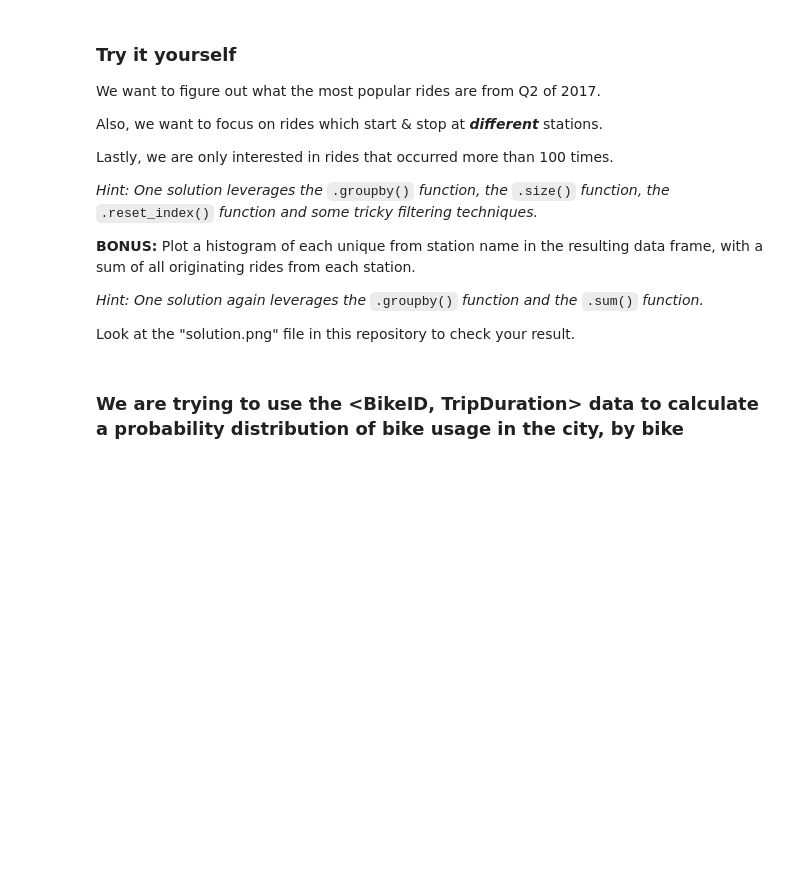
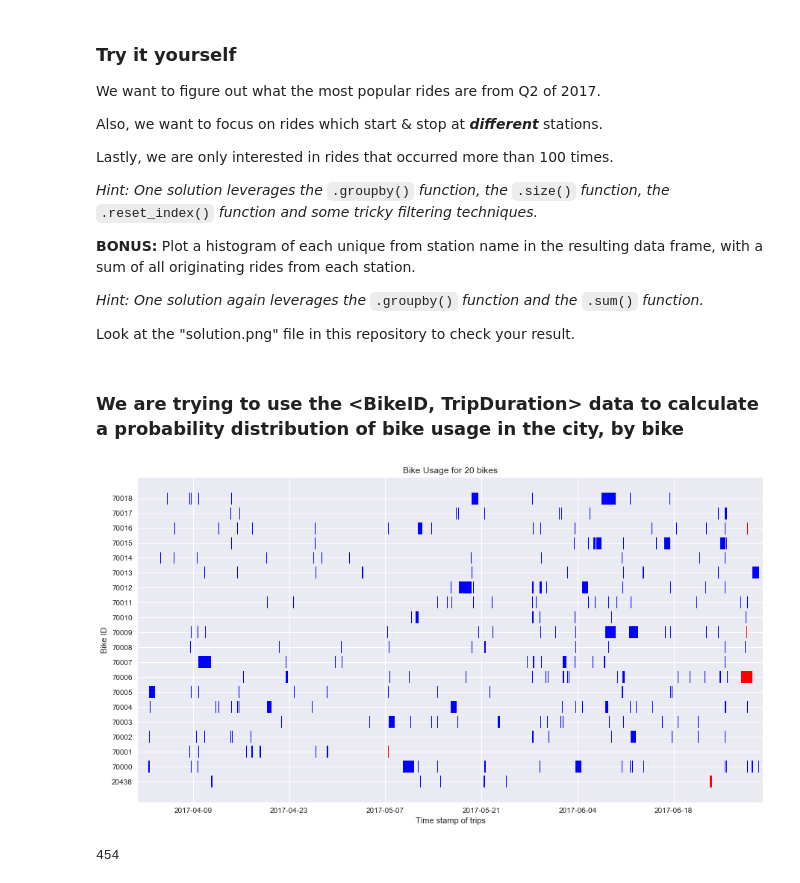
Before and after one commit to raj-sinha/BJRV, a Jupyter notebook: Sandbox/working_with_data_rs_sandbox.ipynb, the cells around one changed output. Saved outputs shown, nothing was run; the diff lists cells and outputs as text; code cells hidden in the pictures; blank space fills up the shorter version.

```diff
--- a/Sandbox/working_with_data_rs_sandbox.ipynb
+++ b/Sandbox/working_with_data_rs_sandbox.ipynb
@@ -200,3 +245,9 @@ def display_distribution(data, title_, axlabel_):
     plt.figtext(0.2,0.8,summary_text)
 # %%
 rentals_df = pd.read_csv('rentals.csv', encoding='latin-1')
+# %%
+rentals_df['Starttime_dt'] = pd.to_datetime(rentals_df['Starttime'], format='%m/%d/%Y %H:%M')
+rentals_df['Stoptime_dt'] = pd.to_datetime(rentals_df['Stoptime'], format='%m/%d/%Y %H:%M')
+# %%
+# get unique bikes
+unique_bikeids=pd.unique(rentals_df['Bikeid']).sort()
@@ -203,3 +259,68 @@ rentals_df = pd.read_csv('rentals.csv', encoding='latin-1')
+# %%
+# look at the bike usage, by bike
+fig = plt.figure(figsize=(15,8))
+ax = fig.add_subplot(111)
+
+bar_width = 0.8
+default_color = 'blue'
+
+nb_uniquebikeids = len(unique_bikeids)
+
+num_bikes_plotted=20
+plotted_bikeids=unique_bikeids[0:num_bikes_plotted]
+nb_plottedbikeids = len(plotted_bikeids)
+
+# Plot the events
+for index, uniqueid in enumerate(plotted_bikeids):
+    mask = rentals_df['Bikeid'] == uniqueid
+    start_dates = mdates.date2num(rentals_df.loc[mask]['Starttime_dt'].astype(datetime))
+    end_dates = mdates.date2num(rentals_df.loc[mask]['Stoptime_dt'].astype(datetime))
+    durations = end_dates - start_dates
+    xranges = zip(start_dates, durations)
+    ymin = index - bar_width / 2.0
+    ywidth = bar_width
+    yrange = (ymin, ywidth)
+    facecolors = [default_color] * len(start_dates)
+    facecolors[-1] = 'red' # mark last trip for this bike in dataset
+    ax.broken_barh(list(xranges), yrange, facecolors=facecolors, alpha=1.0)
+    # you can set alpha to 0.6 to check if there are some overlaps
+
+# Shrink the x-axis
+#box = ax.get_position()
+#ax.set_position([box.x0, box.y0, box.width * 0.8, box.height])
+
+# Format the x-ticks
+#ax.xaxis.set_major_locator(mdates.YearLocator())
+ax.xaxis.set_major_formatter(mdates.DateFormatter('%Y-%m-%d'))
+ax.xaxis.set_minor_formatter(mdates.DateFormatter('%m'))
+#ax.xaxis.set_minor_locator(mdates.MonthLocator())
+ax.set_xlabel('Time stamp of trips')
+
+# Format the y-ticks
+ax.set_yticks(range(num_bikes_plotted))
+ax.set_yticklabels(plotted_bikeids)
+ax.set_ylabel('Bike ID')
+
+# Set the limits
+first_day=rentals_df['Starttime_dt'].min()
+last_day=rentals_df['Starttime_dt'].max()
+date_min = date(first_day.year, first_day.month, first_day.day)
+date_max = date(last_day.year, last_day.month+1, 1)
+ax.set_xlim(date_min, date_max)
+
+# Format the coords message box
+#ax.format_xdata = mdates.DateFormatter('%Y-%m-%d %H:%M')
+
+# Set the title
+ax.set_title('Bike Usage for {} bikes'.format(num_bikes_plotted))
+
+plt.show()
+# %% [output]
+[figure, added]
+# %%
+print(nb_uniquebikeids)
+# %% [output]
+454
 # %%
 rentals_df.drop(['Trip id', 'Starttime', 'Stoptime', 'From station id', 'To station id', 'From station name', \
                  'To station name', 'Usertype'], axis=1, inplace=True)
```
Also changed, not shown: parts of 38 cells of this notebook.
